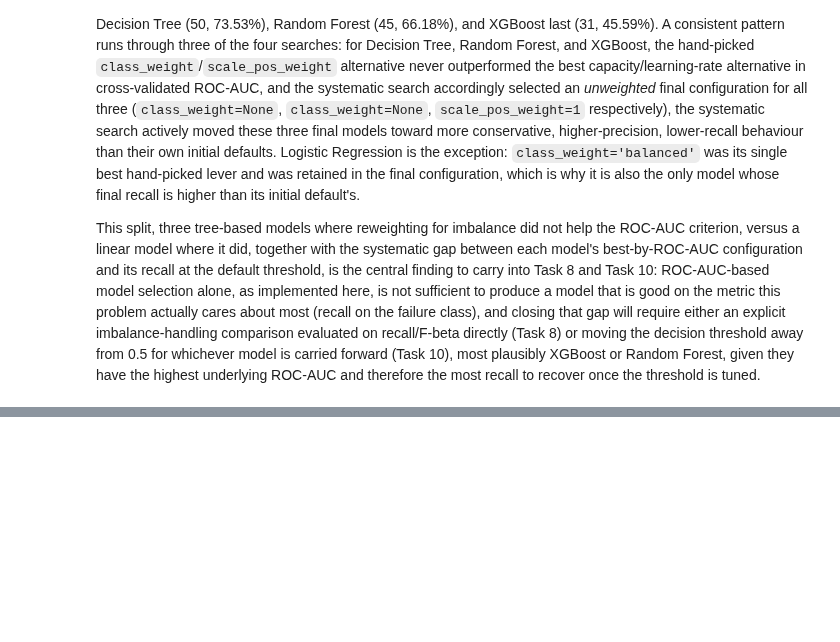
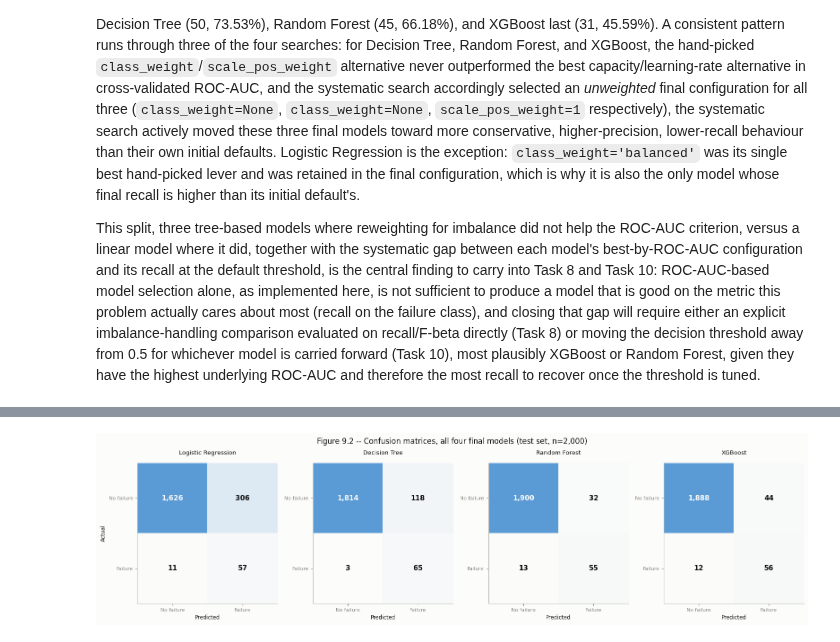
Before and after one commit to JoseAlberto88/Predictive-Maintenance-Dataset, a Jupyter notebook: Predictive_Maintenance_Dataset.ipynb, the cells around one changed output, grey strips where cells are left out. Saved outputs shown, nothing was run; the diff lists cells and outputs as text; code cells hidden in the pictures; blank space fills up the shorter version.

```diff
--- a/Predictive_Maintenance_Dataset.ipynb
+++ b/Predictive_Maintenance_Dataset.ipynb
@@ -1976,0 +2569,36 @@ This split, three tree-based models where reweighting for imbalance did not help
+# %%
+# 9.5 -- Confusion matrices, all four final models (small multiples)
+
+# Reuses the SAME sequential blue ramp (white -> COLOR_NO_FAILURE) validated
+# and used for the confusion matrices in Task 6, so this figure reads as
+# part of the same visual system rather than a new one-off style.
+from matplotlib.colors import LinearSegmentedColormap
+CONFUSION_CMAP = LinearSegmentedColormap.from_list(
+    "blue_sequential", ["#fcfcfb", COLOR_NO_FAILURE], N=256)
+
+fig, axes = plt.subplots(1, 4, figsize=(16, 4.2))
+labels = ['No failure', 'Failure']
+for ax, (name, r) in zip(axes, results.items()):
+    cm = r['cm']
+    im = ax.imshow(cm, cmap=CONFUSION_CMAP, vmin=0)
+    ax.set_xticks([0, 1]); ax.set_xticklabels(labels, fontsize=8)
+    ax.set_yticks([0, 1]); ax.set_yticklabels(labels, fontsize=8)
+    ax.set_xlabel("Predicted", fontsize=8.5)
+    if ax is axes[0]:
+        ax.set_ylabel("Actual", fontsize=8.5)
+    ax.set_title(name, fontsize=9.5)
+    ax.grid(False)
+    cell_max = cm.max() if cm.max() > 0 else 1
+    for i in range(cm.shape[0]):
+        for j in range(cm.shape[1]):
+            value = cm[i, j]
+            text_color = TEXT_PRIMARY if value < 0.6 * cell_max else "#fcfcfb"
+            ax.text(j, i, f"{value:,}", ha='center', va='center',
+                    fontsize=11, color=text_color, fontweight='bold')
+
+fig.suptitle("Figure 9.2 -- Confusion matrices, all four final models (test set, n=2,000)", fontsize=12)
+plt.tight_layout()
+savefig("fig9_2_confusion_all_models.png")
+plt.show()
+# %% [output]
+[figure, added]
```
Also changed, not shown: parts of 15 cells of this notebook.
